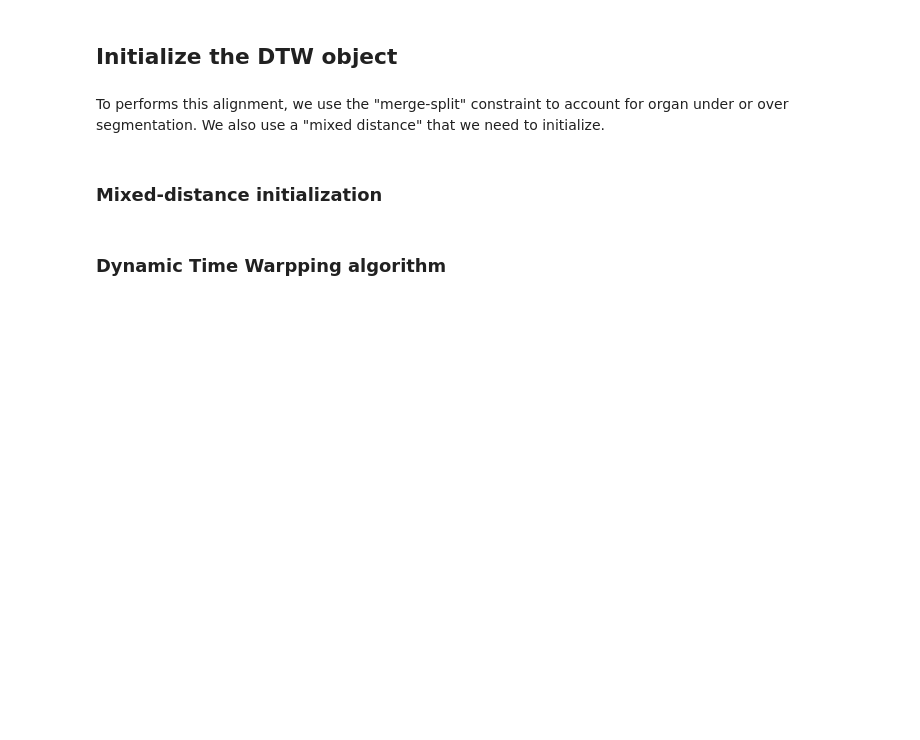
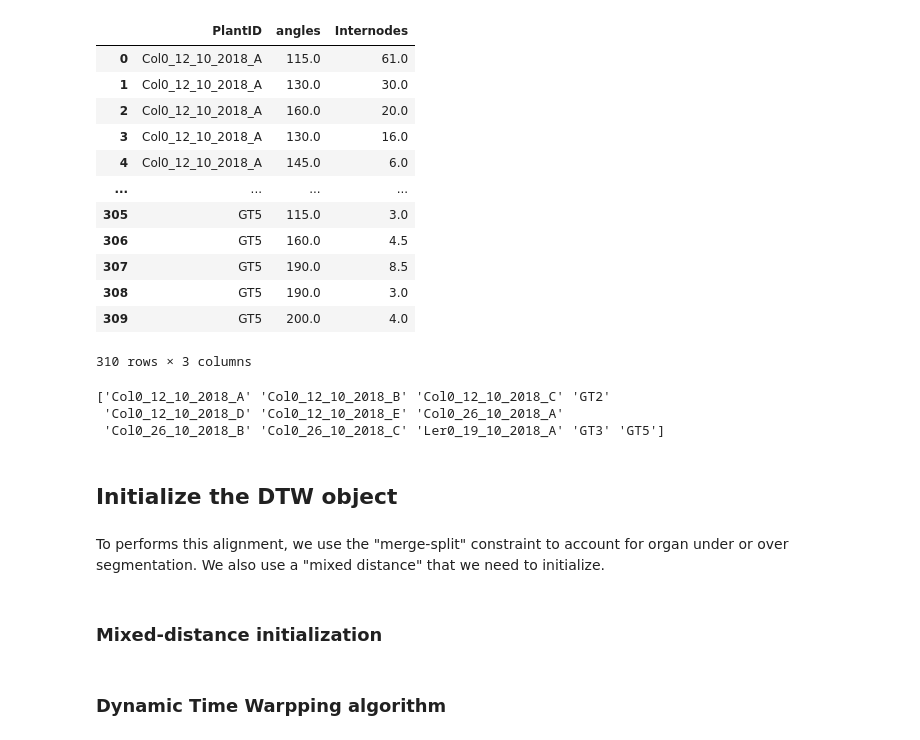
Before and after one commit to romi/dtw, a Jupyter notebook: notebooks/example-database_comparisons.ipynb, the cells around one changed output. Drawn from its saved outputs; the diff is of its cells as text; code cells hidden in the pictures; blank space fills up the shorter version.

```diff
--- a/doc/source/tutorials/tutorial-angles_and_internodes.ipynb
+++ b/notebooks/example-database_comparisons.ipynb
@@ -17,0 +11,7 @@ seq_ref = np.array([[96, 163, 137, 137, 170, 152, 137, 132, 123, 148, 127, 191,
+# %%
+ref_csv = "../data-analysis/DB_eval_v1/groundtruth.csv"
+test_csv = "../data-analysis/DB_eval_v1/predicted_v0.4.csv"
+# %%
+import pandas as pd
+ref_df = pd.read_csv(ref_csv)
+test_df = pd.read_csv(test_csv)
@@ -17,0 +20,22 @@ seq_ref = np.array([[96, 163, 137, 137, 170, 152, 137, 132, 123, 148, 127, 191,
+# %%
+ref_df
+# %% [output]
+|  | PlantID | angles | Internodes |
+| 0 | Col0_12_10_2018_A | 115.0 | 61.0 |
+| 1 | Col0_12_10_2018_A | 130.0 | 30.0 |
+| 2 | Col0_12_10_2018_A | 160.0 | 20.0 |
+| 3 | Col0_12_10_2018_A | 130.0 | 16.0 |
+| 4 | Col0_12_10_2018_A | 145.0 | 6.0 |
+| ... | ... | ... | ... |
+| 305 | GT5 | 115.0 | 3.0 |
+| 306 | GT5 | 160.0 | 4.5 |
+| 307 | GT5 | 190.0 | 8.5 |
+| 308 | GT5 | 190.0 | 3.0 |
+| 309 | GT5 | 200.0 | 4.0 |
+310 rows × 3 columns
+# %%
+print(ref_df["PlantID"].unique())  # list the available "PlantID"
+# %% [output]
+['Col0_12_10_2018_A' 'Col0_12_10_2018_B' 'Col0_12_10_2018_C' 'GT2'
+ 'Col0_12_10_2018_D' 'Col0_12_10_2018_E' 'Col0_26_10_2018_A'
+ 'Col0_26_10_2018_B' 'Col0_26_10_2018_C' 'Ler0_19_10_2018_A' 'GT3' 'GT5']
```
Also changed, not shown: parts of 24 cells of this notebook, 3 other files.
